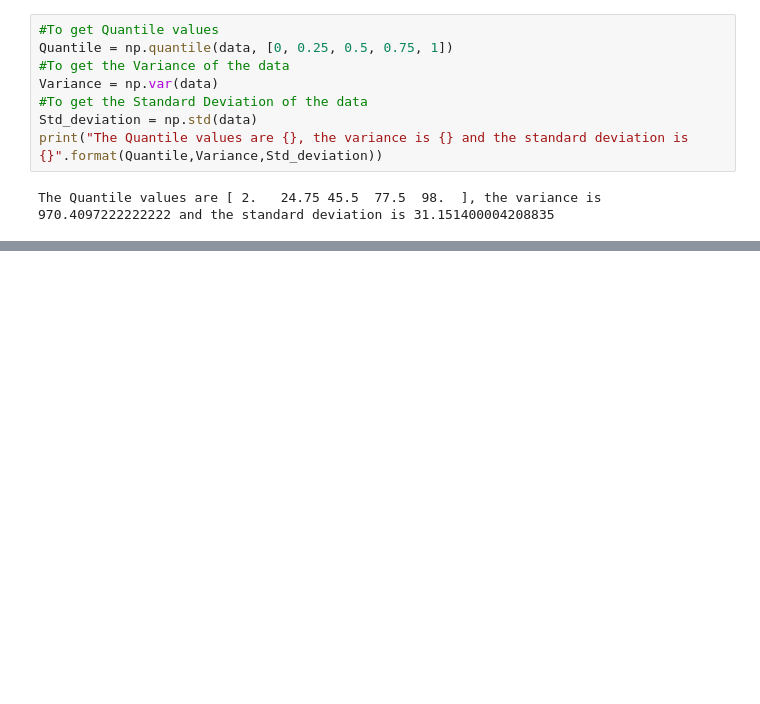
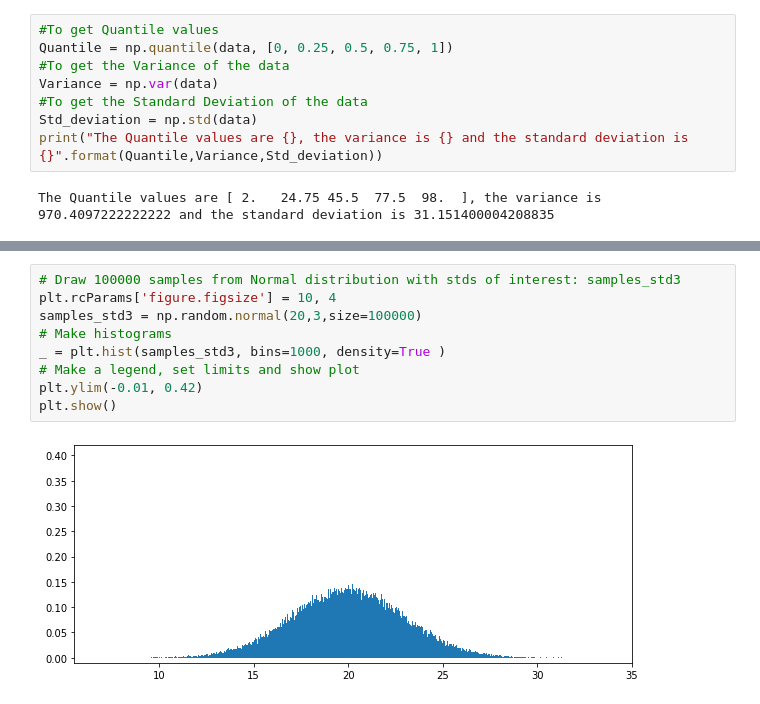
Before and after one commit to GaikwadChinmay/Statistics, a Jupyter notebook: Statistics with Python.ipynb, the cells around one changed output, grey strips where cells are left out. Drawn from its saved outputs; the diff is of its cells as text; blank space fills up the shorter version.

```diff
--- a/Statistics with Python.ipynb
+++ b/Statistics with Python.ipynb
@@ -92,0 +163,11 @@ The Quantile values are [ 2.   24.75 45.5  77.5  98.  ], the variance is 970.409
+# %%
+# Draw 100000 samples from Normal distribution with stds of interest: samples_std3
+plt.rcParams['figure.figsize'] = 10, 4
+samples_std3 = np.random.normal(20,3,size=100000)
+# Make histograms
+_ = plt.hist(samples_std3, bins=1000, density=True )
+# Make a legend, set limits and show plot
+plt.ylim(-0.01, 0.42)
+plt.show()
+# %% [output]
+[figure, added]
```
Also changed, not shown: parts of 17 cells of this notebook.
